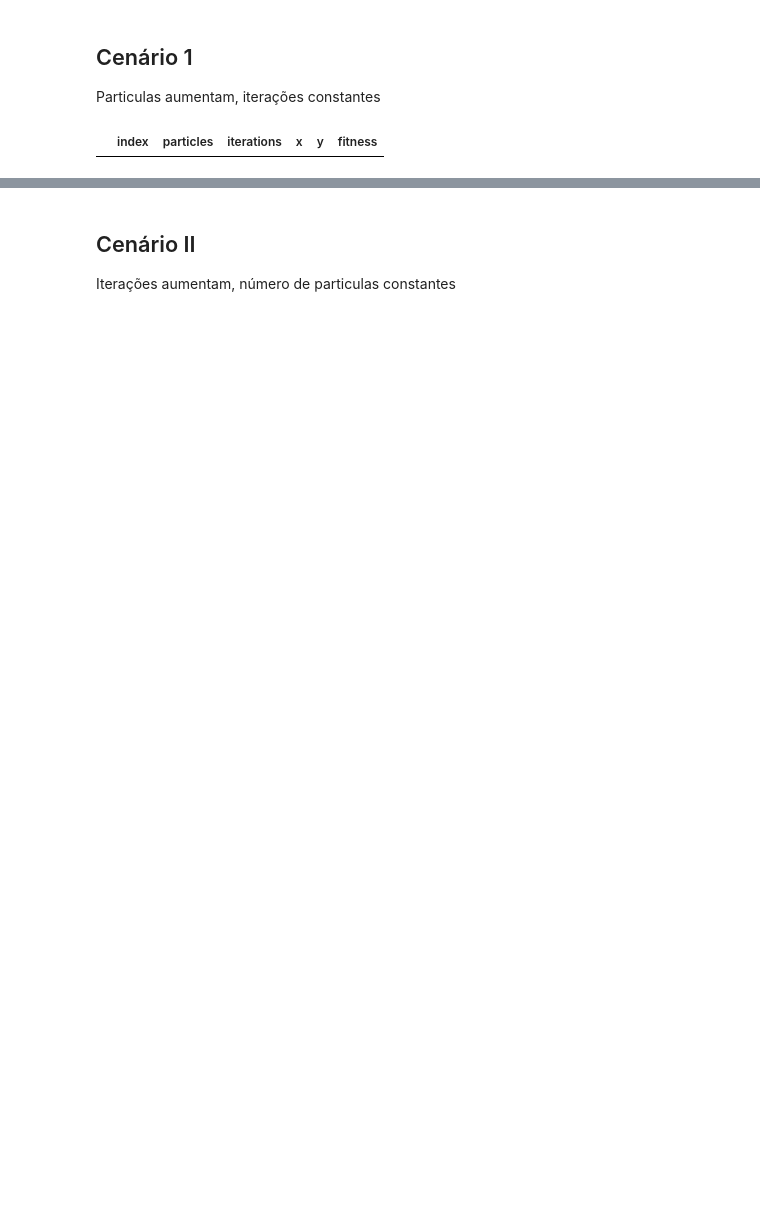
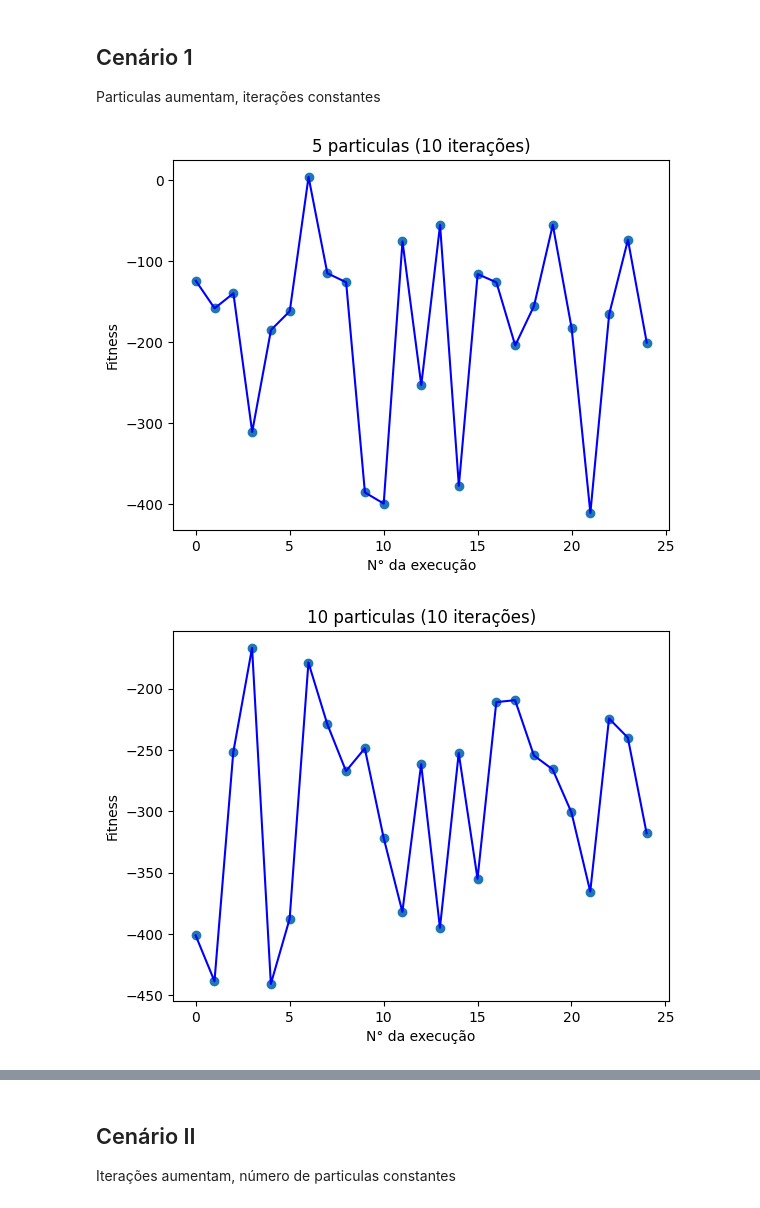
Before and after one commit to raphaelramosds/pso-improved, a Jupyter notebook: discussions.ipynb, the cells around one changed output, grey strips where cells are left out. Drawn from its saved outputs; the diff is of its cells as text; code cells hidden in the pictures; blank space fills up the shorter version.

Commit message:
feat: charts of fitness versus executions

```diff
--- a/discussions.ipynb
+++ b/discussions.ipynb
@@ -28,10 +28,23 @@ display(data)
 ## Cenário 1
 
 Particulas aumentam, iterações constantes
-# %%
-df_constit = data.query("iterations=='10'")
-df_constit.reset_index(inplace=True)
-
-df_constit
-# %% [output]
-|  | index | particles | iterations | x | y | fitness |
+# %%
+df_constit = data.query("iterations == 10")
+df_constit.reset_index(inplace=True)
+
+for i in range(5,30 + 5,5):
+    df = df_constit.query(f"particles == {i}")
+    executions = [index for index, element in enumerate(df['fitness'])]
+    fitness = df['fitness']
+
+    fig, ax = plt.subplots()
+
+    ax.scatter(executions,fitness)
+
+    plt.title(f"{i} particulas (10 iterações)")
+    plt.plot(executions, fitness, 'b')
+    plt.xlabel("N° da execução")
+    plt.ylabel("Fitness")
+# %% [output]
+[figure, added]
+[figure, added]
```
Also changed, not shown: parts of 4 cells of this notebook, 1 other file.
